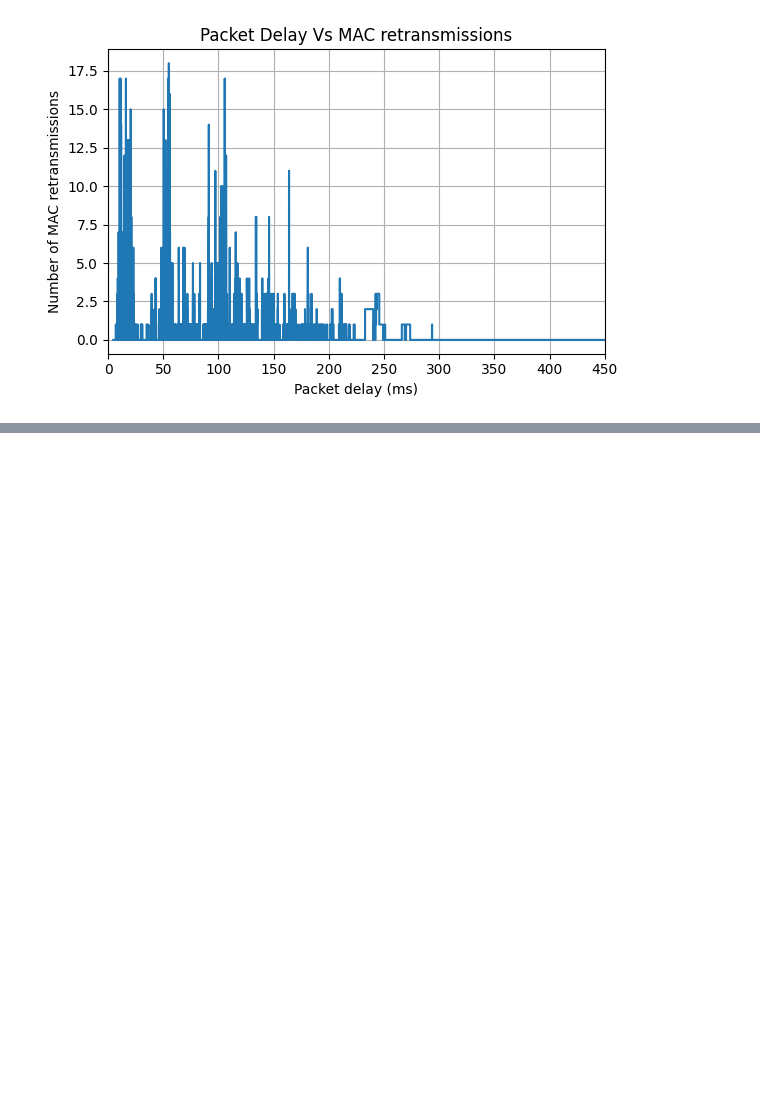
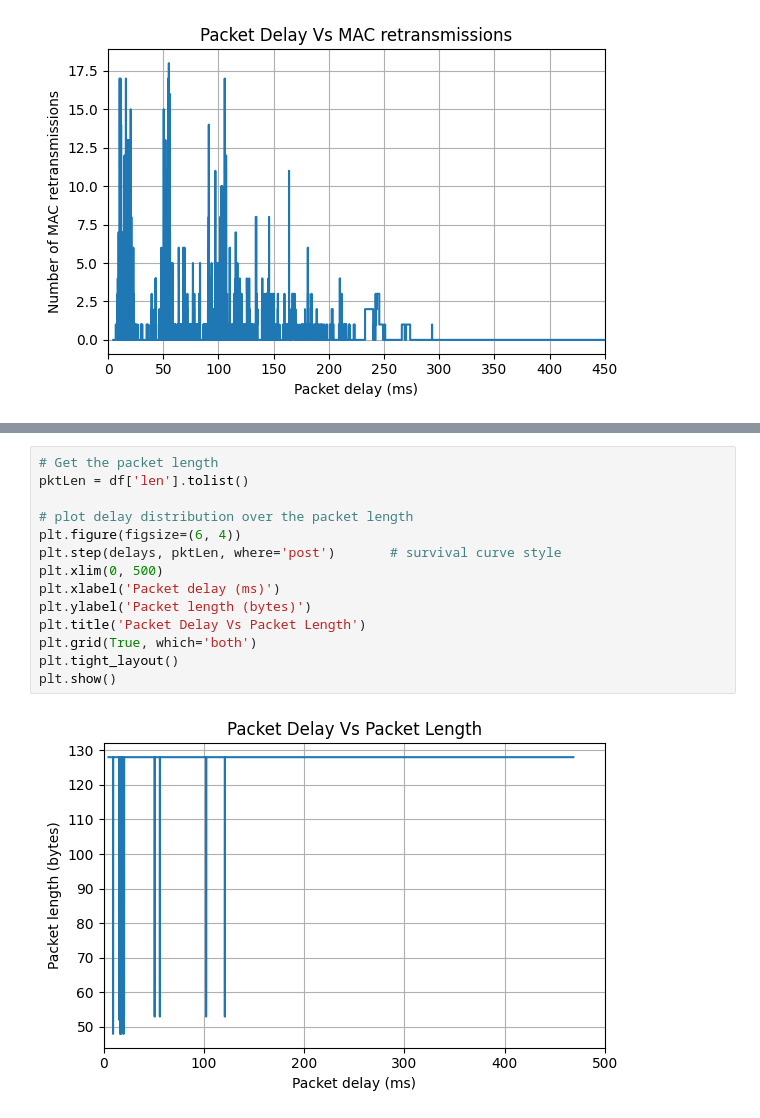
Before and after one commit to KTH-EXPECA/summer-school-2025, a Jupyter notebook: part1.ipynb, the cells around one changed output, grey strips where cells are left out. Drawn from its saved outputs; the diff is of its cells as text; blank space fills up the shorter version.

```diff
--- a/part1.ipynb
+++ b/part1.ipynb
@@ -132,0 +149,16 @@ plt.show()
+# %%
+# Get the packet length
+pktLen = df['len'].tolist()
+
+# plot delay distribution over the packet length
+plt.figure(figsize=(6, 4))
+plt.step(delays, pktLen, where='post')       # survival curve style
+plt.xlim(0, 500)
+plt.xlabel('Packet delay (ms)')
+plt.ylabel('Packet length (bytes)')
+plt.title('Packet Delay Vs Packet Length')
+plt.grid(True, which='both')
+plt.tight_layout()
+plt.show()
+# %% [output]
+[figure, added]
```
Also changed, not shown: parts of 1 cell of this notebook.
